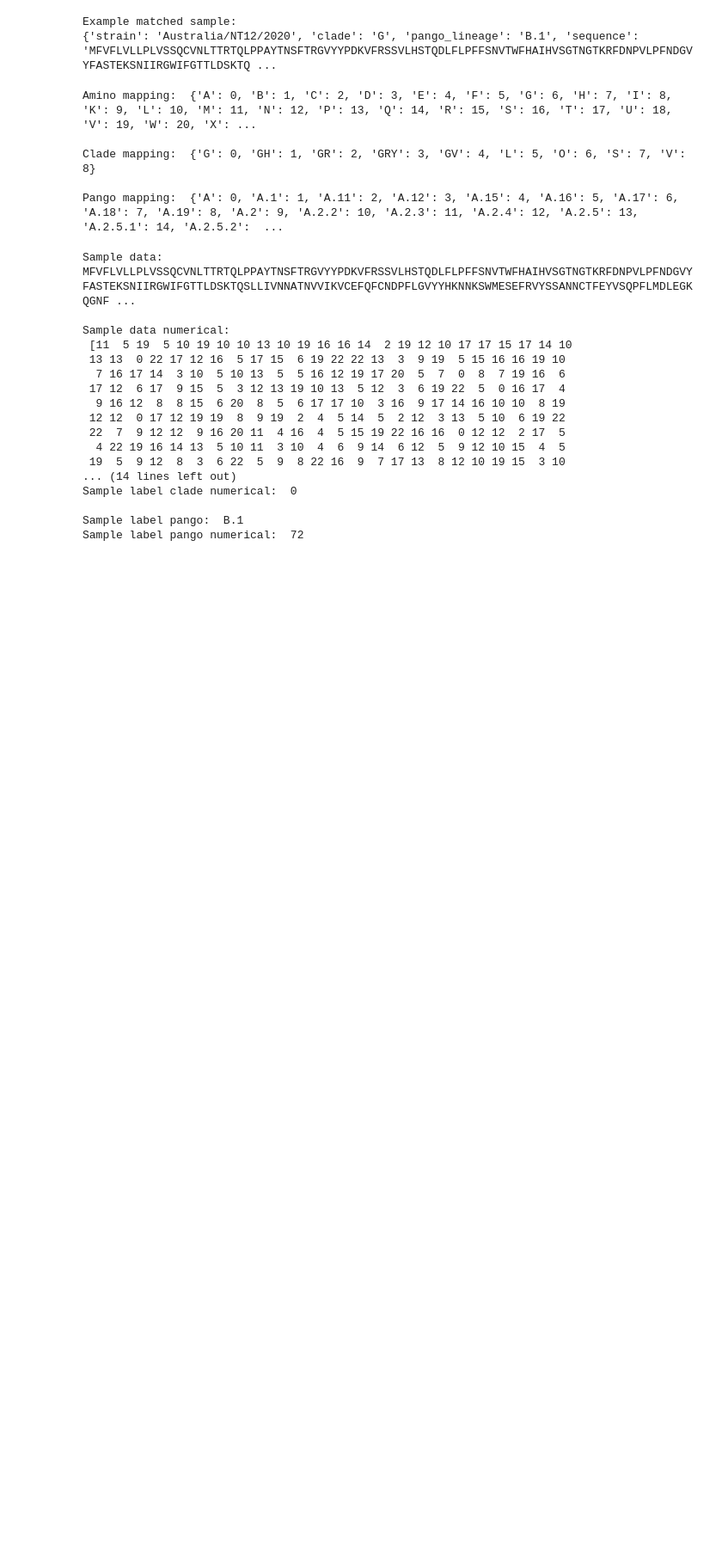
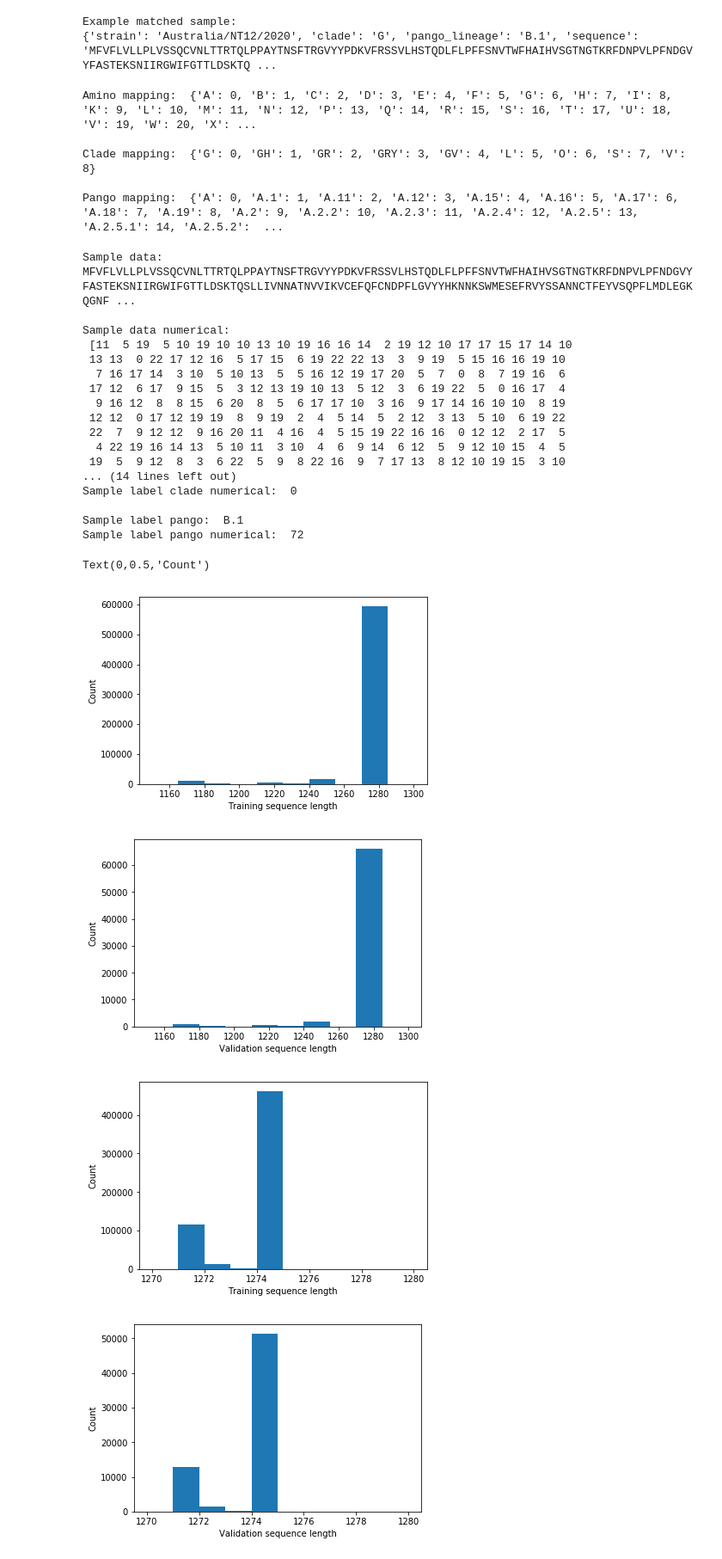
Before and after one commit to jefftan969/CovidNet, a Jupyter notebook: data_preprocess.ipynb, the cells around one changed output. Shown at 86% size. Saved outputs shown, nothing was run; the diff lists cells and outputs as text; code cells hidden in the pictures; blank space fills up the shorter version.

Commit message:
compute data imbalance statistics

```diff
--- a/data_preprocess.ipynb
+++ b/data_preprocess.ipynb
@@ -416,3 +418,38 @@ np.save("data/validation_label_clade.npy", validation_label_clade, allow_pickle=
 np.save("data/validation_label_clade_num.npy", validation_label_clade_num, allow_pickle=True)
 np.save("data/validation_label_pango.npy", validation_label_pango, allow_pickle=True)
 np.save("data/validation_label_pango_num.npy", validation_label_pango_num, allow_pickle=True)
+# %%
+# Output histogram of sequence lengths
+
+train_data_lengths = [len(row) for row in train_data_num]
+validation_data_lengths = [len(row) for row in validation_data_num]
+
+# Training sequence length
+plt.figure()
+plt.hist(train_data_lengths, range=(1150,1300))
+plt.xlabel("Training sequence length")
+plt.ylabel("Count")
+
+# Validation sequence length
+plt.figure()
+plt.hist(validation_data_lengths, range=(1150,1300))
+plt.xlabel("Validation sequence length")
+plt.ylabel("Count")
+
+# Training sequence length
+plt.figure()
+plt.hist(train_data_lengths, range=(1270,1280))
+plt.xlabel("Training sequence length")
+plt.ylabel("Count")
+
+# Validation sequence length
+plt.figure()
+plt.hist(validation_data_lengths, range=(1270,1280))
+plt.xlabel("Validation sequence length")
+plt.ylabel("Count")
+# %% [output]
+Text(0,0.5,'Count')
+[figure, added]
+[figure, added]
+[figure, added]
+[figure, added]
```
Also changed, not shown: parts of 2 cells of this notebook, 1 other file.
